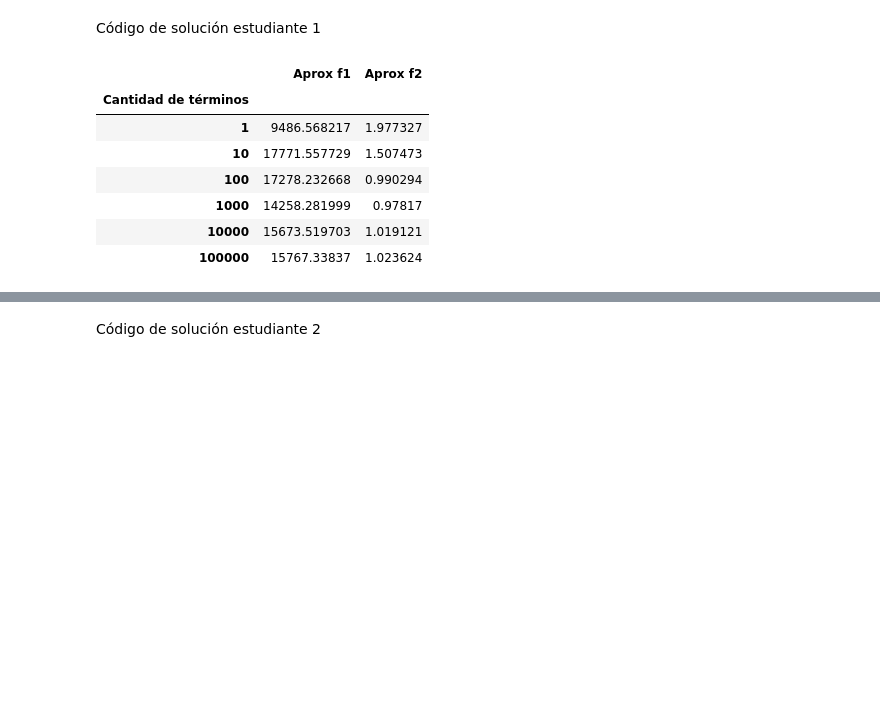
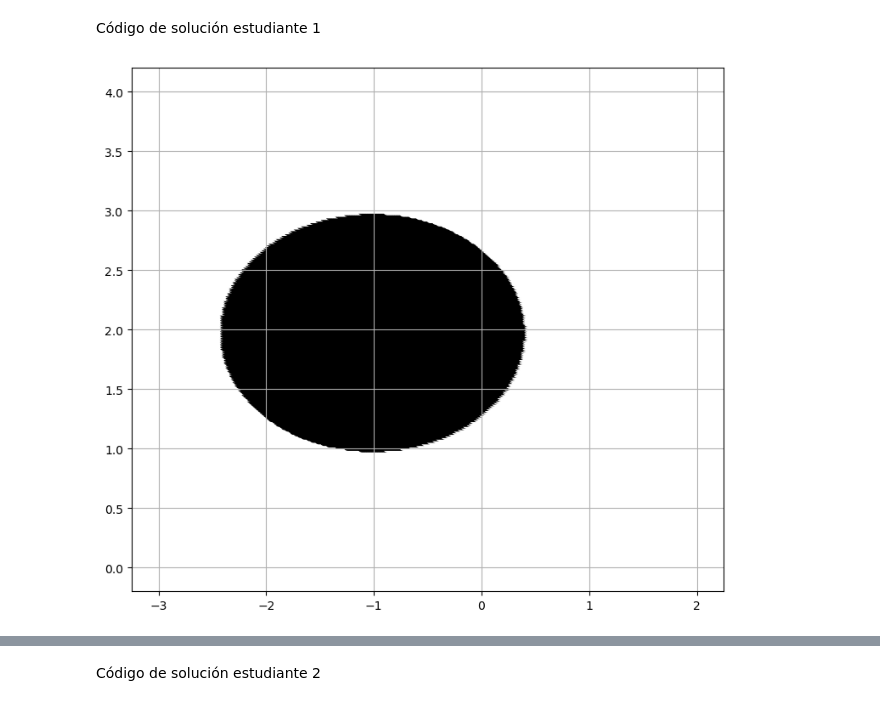
Before and after one commit to Daniel-Iteso/Tarea5-6_HernandezDanielOrnelasTalpa, a Jupyter notebook: Tarea6_HernandezDanielOrnelasTalpa.ipynb, the cells around one changed output, grey strips where cells are left out. Saved outputs shown, nothing was run; the diff lists cells and outputs as text; code cells hidden in the pictures; blank space fills up the shorter version.

```diff
--- a/Tarea6_HernandezDanielOrnelasTalpa.ipynb
+++ b/Tarea6_HernandezDanielOrnelasTalpa.ipynb
@@ -54,39 +42,37 @@ def f2(x):
-# %%
-def montecarlo1(f, a, b, N):
-    # Generar N puntos uniformemente distribudos en el intervalo [a,b)
-    ui = np.random.uniform(a, b, N)
-
-    # Evaluar la función en los N puntos aleatorios, obtener el promedio y multiplicarlo por el intervalo
-    integral = ((b-a)/N)*np.sum(f(ui))
-    # integral = (b-a)*np.mean(f(ui))   Esta línea es equivalente a la anterior
-    return integral
-
-# Definimos cantidades de terminos
-N = np.logspace(0, 5, 6).astype(int)
-
-# Crear el DataFrame de pandas (tabla) que contendrá la información
-tabla2 = pd.DataFrame(index=N, columns = ['Aprox f1', 'Aprox f2'])
-
-
-# Agregar nombre al índice para que aprezca en la tabla
-tabla2.index.name = 'Cantidad de términos'
-a, b = 1, 5
-# Rellenar las celdas de la aproximación de cada función
-for n in N:
-    aprox_f = montecarlo1(f1, a, b, n)
-    aprox_g = montecarlo1(f2, a, b, n)
-
-    tabla2.loc[n, 'Aprox f1'] = aprox_f
-    tabla2.loc[n, 'Aprox f2'] = aprox_g
-
-
-tabla2
-# %% [output]
-|  | Aprox f1 | Aprox f2 |
-| Cantidad de términos |  |  |
-| 1 | 9486.568217 | 1.977327 |
-| 10 | 17771.557729 | 1.507473 |
-| 100 | 17278.232668 | 0.990294 |
-| 1000 | 14258.281999 | 0.97817 |
-| 10000 | 15673.519703 | 1.019121 |
-| 100000 | 15767.33837 | 1.023624 |
+# %%
+#Código de solución estudiante 1
+import numpy as np
+import matplotlib.pyplot as plt
+import pandas as pd
+
+N = 1000000
+
+# Escribir la función acá
+def montecarlo2(region, a1, b1, a2, b2, N):
+    AR = (b1-a1)*(b2-a2)
+    x = np.random.uniform(a1, b1, N)
+    y = np.random.uniform(a2, b2, N)
+    bi = region(x, y)
+    AD_approx = AR*np.mean(bi)
+    return AD_approx
+
+def region(x, y):
+    return (x)**2 + 2*(y)**2 <= -2*(x) + 8*(y) - 7
+
+
+
+xnum = np.linspace(-3, 2, 300)
+ynum = np.linspace(0, 4, 300)
+
+X, Y = np.meshgrid(xnum, ynum)
+
+##~
+plt.figure(figsize=(9,8 ))
+
+# Grafica los puntos del rectangulo R que estan dentro de la region D
+plt.scatter(X, Y, c=~region(X,Y), cmap='bone')
+
+plt.grid()
+plt.show()
+# %% [output]
+[figure, added]
```
Also changed, not shown: parts of 5 cells of this notebook.
